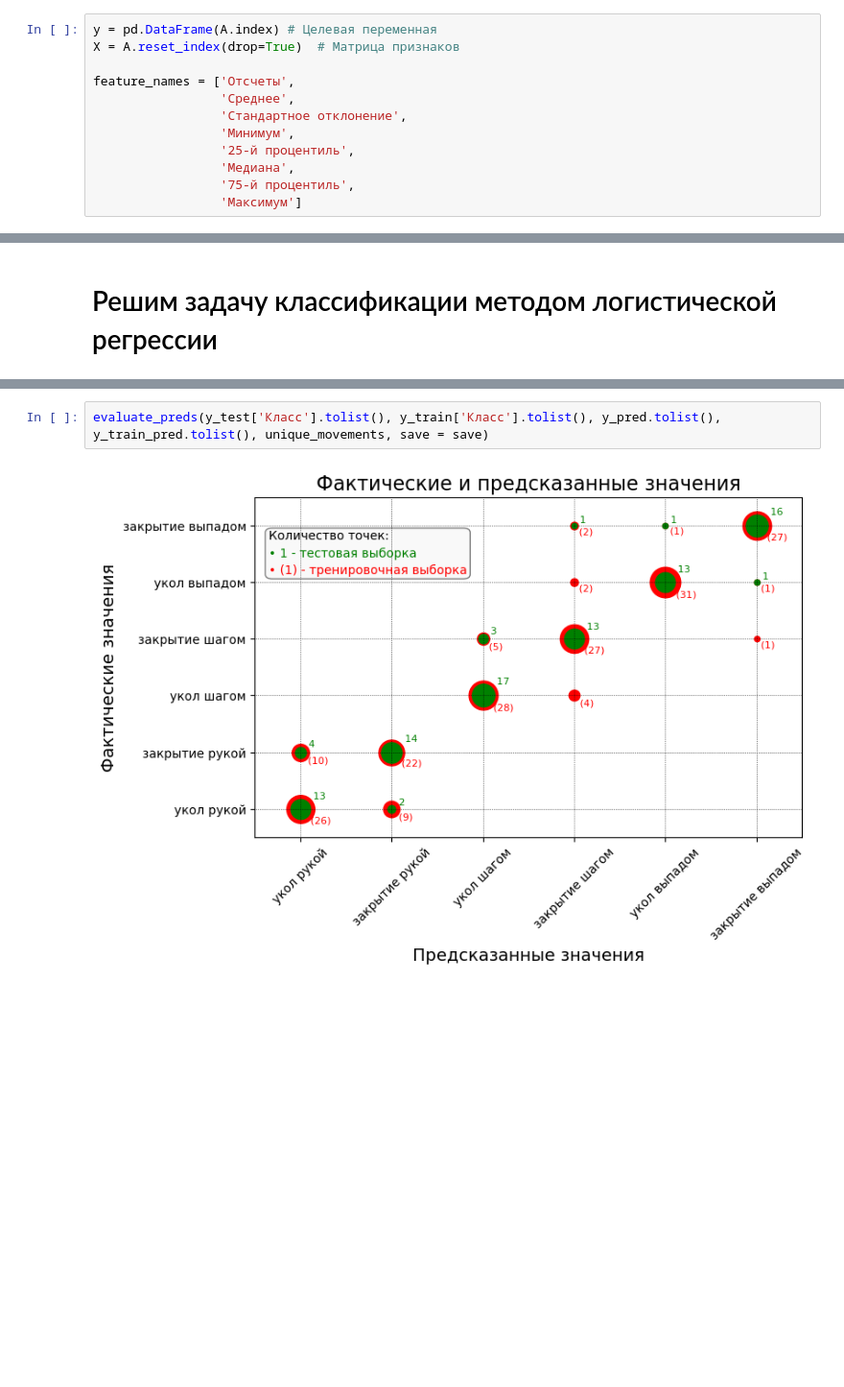
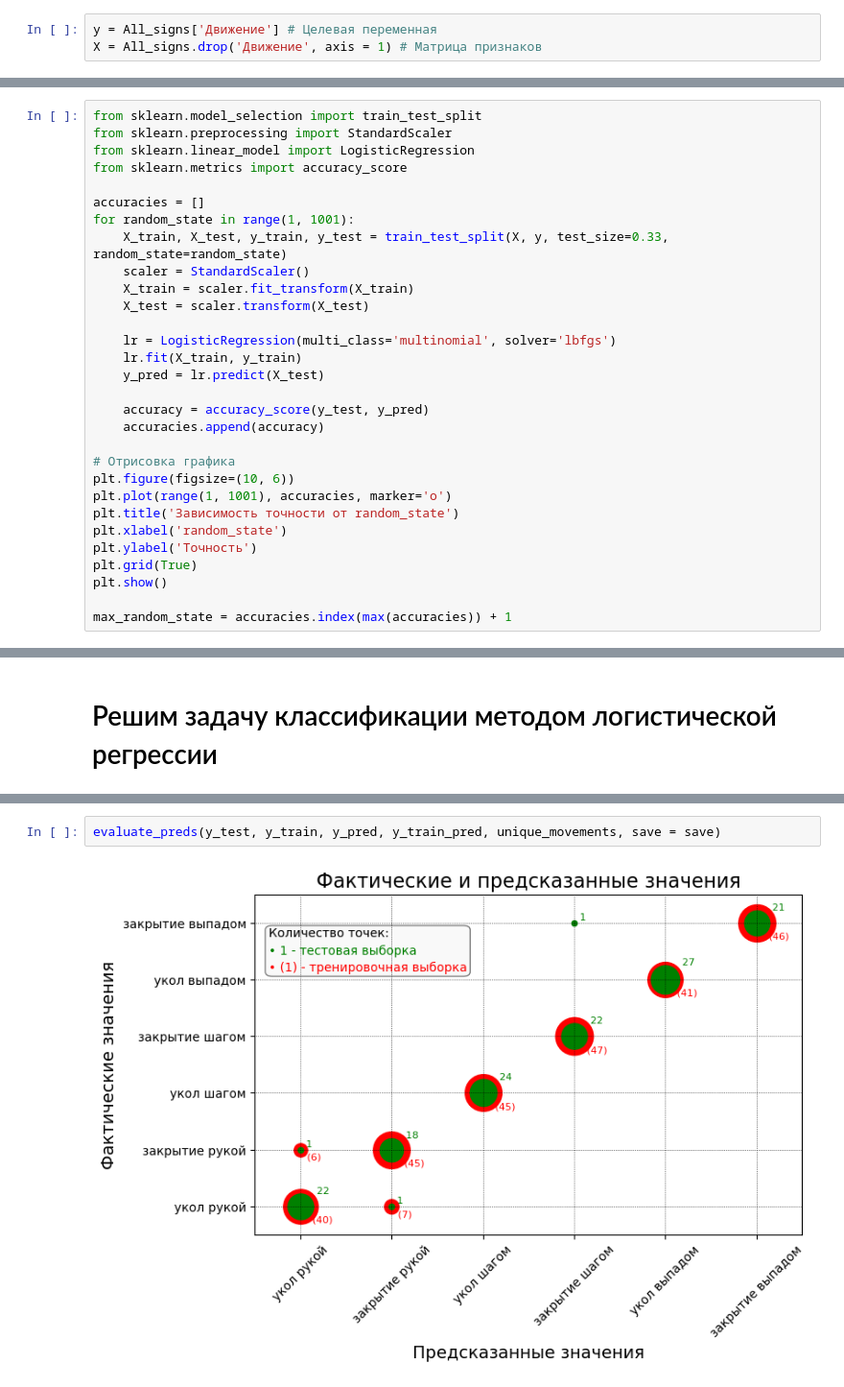
Before and after one commit to Poandreeva/Classification-of-movement, a Jupyter notebook: Project.ipynb, the cells around one changed output, grey strips where cells are left out. Shown at 96% size. Drawn from its saved outputs; the diff is of its cells as text; blank space fills up the shorter version.

```diff
--- a/Project.ipynb
+++ b/Project.ipynb
@@ -469,17 +520,8 @@ A = A.drop('Фехтовальщик', axis = 1)
 # %% [markdown]
 # Решаем задачу классификации с учителем
 # %%
-y = pd.DataFrame(A.index) # Целевая переменная
-X = A.reset_index(drop=True)  # Матрица признаков
-
-feature_names = ['Отсчеты',
-                 'Среднее',
-                 'Стандартное отклонение',
-                 'Минимум',
-                 '25-й процентиль',
-                 'Медиана',
-                 '75-й процентиль',
-                 'Максимум']
+y = All_signs['Движение'] # Целевая переменная
+X = All_signs.drop('Движение', axis = 1) # Матрица признаков
 # %%
 X.head()
 # %% [output]
@@ -529,0 +566,30 @@ y.sample(5)
+# %%
+from sklearn.model_selection import train_test_split
+from sklearn.preprocessing import StandardScaler
+from sklearn.linear_model import LogisticRegression
+from sklearn.metrics import accuracy_score
+
+accuracies = []
+for random_state in range(1, 1001):
+    X_train, X_test, y_train, y_test = train_test_split(X, y, test_size=0.33, random_state=random_state)
+    scaler = StandardScaler()
+    X_train = scaler.fit_transform(X_train)
+    X_test = scaler.transform(X_test)
+
+    lr = LogisticRegression(multi_class='multinomial', solver='lbfgs')
+    lr.fit(X_train, y_train)
+    y_pred = lr.predict(X_test)
+
+    accuracy = accuracy_score(y_test, y_pred)
+    accuracies.append(accuracy)
+
+# Отрисовка графика
+plt.figure(figsize=(10, 6))
+plt.plot(range(1, 1001), accuracies, marker='o')
+plt.title('Зависимость точности от random_state')
+plt.xlabel('random_state')
+plt.ylabel('Точность')
+plt.grid(True)
+plt.show()
+
+max_random_state = accuracies.index(max(accuracies)) + 1
@@ -601,4 +665,4 @@ check_test.sample(10)
 # %%
-evaluate_preds(y_test['Класс'].tolist(), y_train['Класс'].tolist(), y_pred.tolist(), y_train_pred.tolist(), unique_movements, save = save)
+evaluate_preds(y_test, y_train, y_pred, y_train_pred, unique_movements, save = save)
 # %% [output]
-[figure, old version]
+[figure, new version]
```
Also changed, not shown: parts of 26 cells of this notebook.
